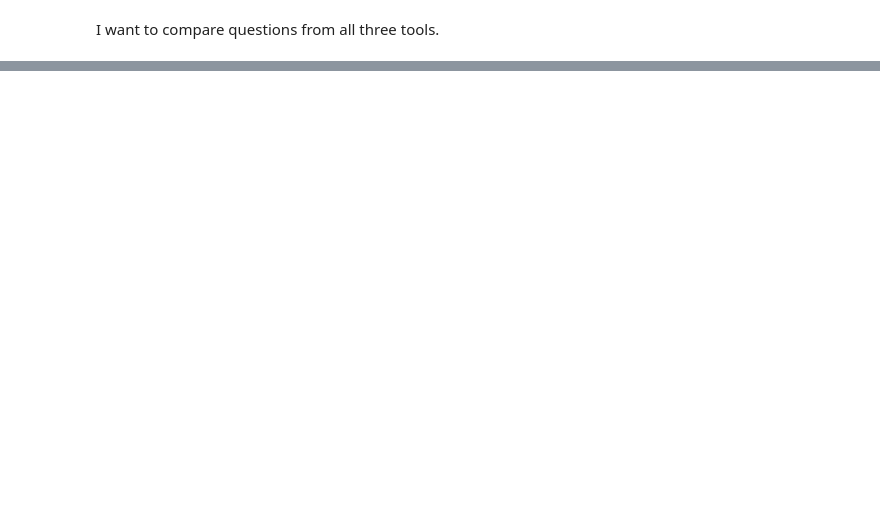
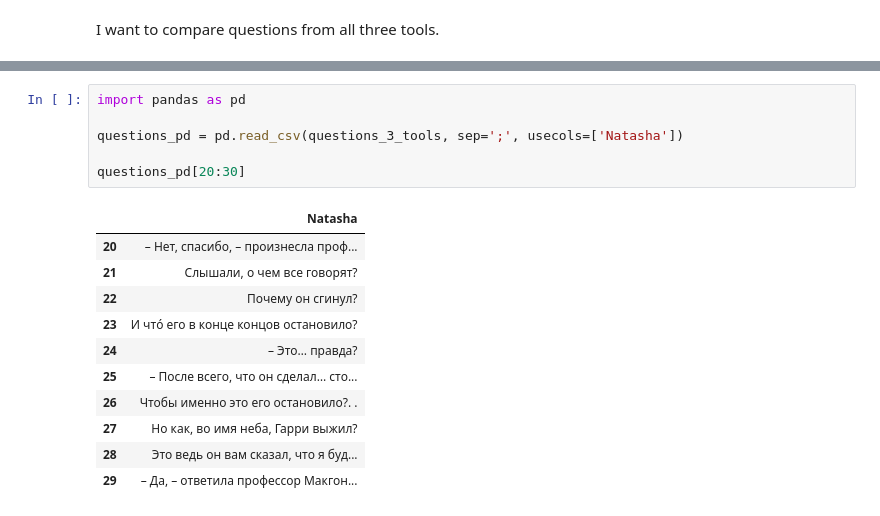
Before and after one commit to mariaonoeva/nlp-repo, a Jupyter notebook: questions/spacy_project.ipynb, the cells around one changed output, grey strips where cells are left out. Drawn from its saved outputs; the diff is of its cells as text; blank space fills up the shorter version.

```diff
--- a/questions/spacy_project.ipynb
+++ b/questions/spacy_project.ipynb
@@ -119,0 +123,18 @@ Then I would like to do some syntactic parsing of some questions.
+# %%
+import pandas as pd
+
+questions_pd = pd.read_csv(questions_3_tools, sep=';', usecols=['Natasha'])
+
+questions_pd[20:30]
+# %% [output]
+|  | Natasha |
+| 20 | – Нет, спасибо, – произнесла проф... |
+| 21 | Слышали, о чем все говорят? |
+| 22 | Почему он сгинул? |
+| 23 | И чтó его в конце концов остановило? |
+| 24 | – Это… правда? |
+| 25 | – После всего, что он сделал… сто... |
+| 26 | Чтобы именно это его остановило?. . |
+| 27 | Но как, во имя неба, Гарри выжил? |
+| 28 | Это ведь он вам сказал, что я буд... |
+| 29 | – Да, – ответила профессор Макгон... |
```
Also changed, not shown: parts of 26 cells of this notebook, 3 other files.
